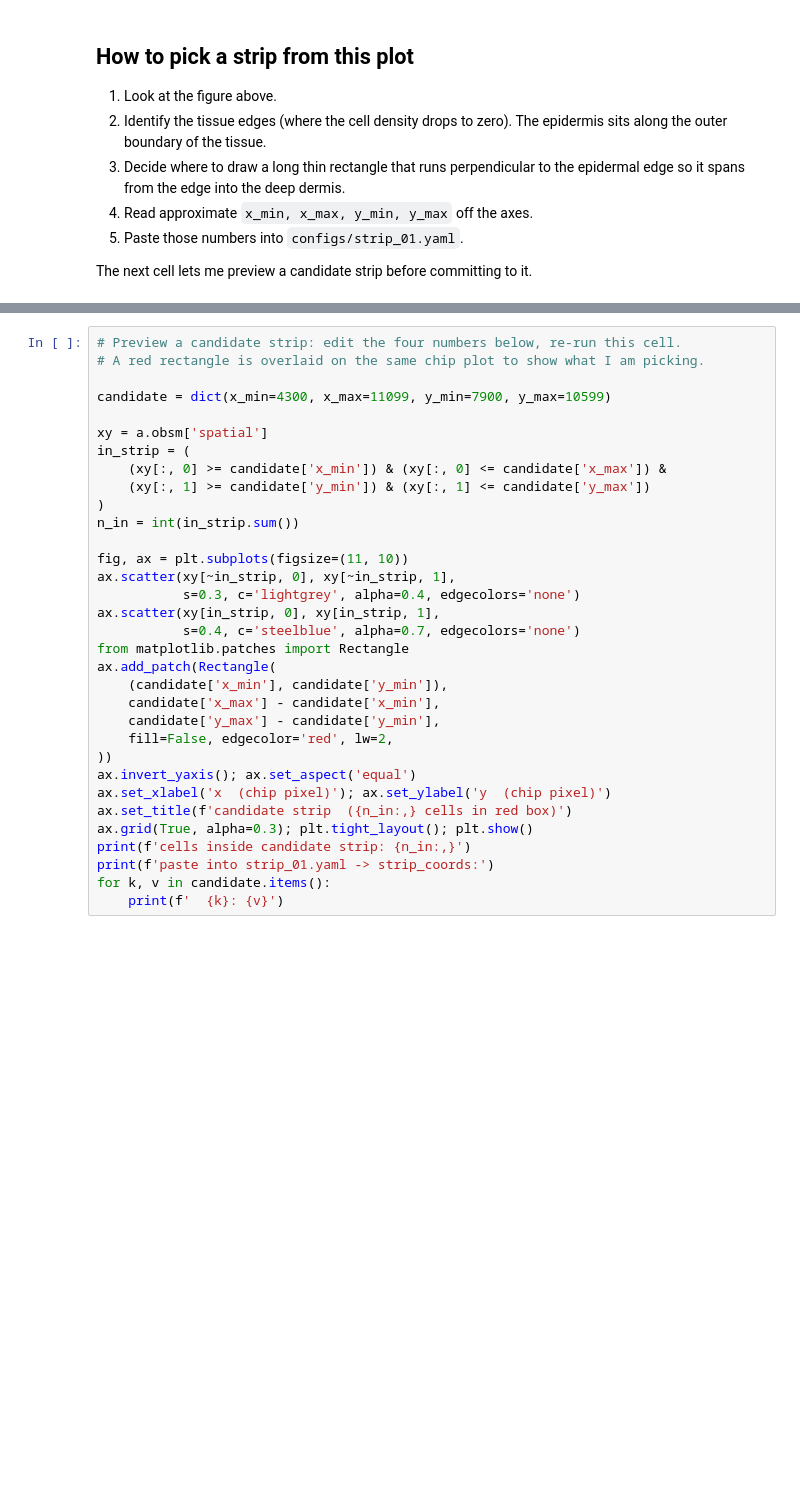
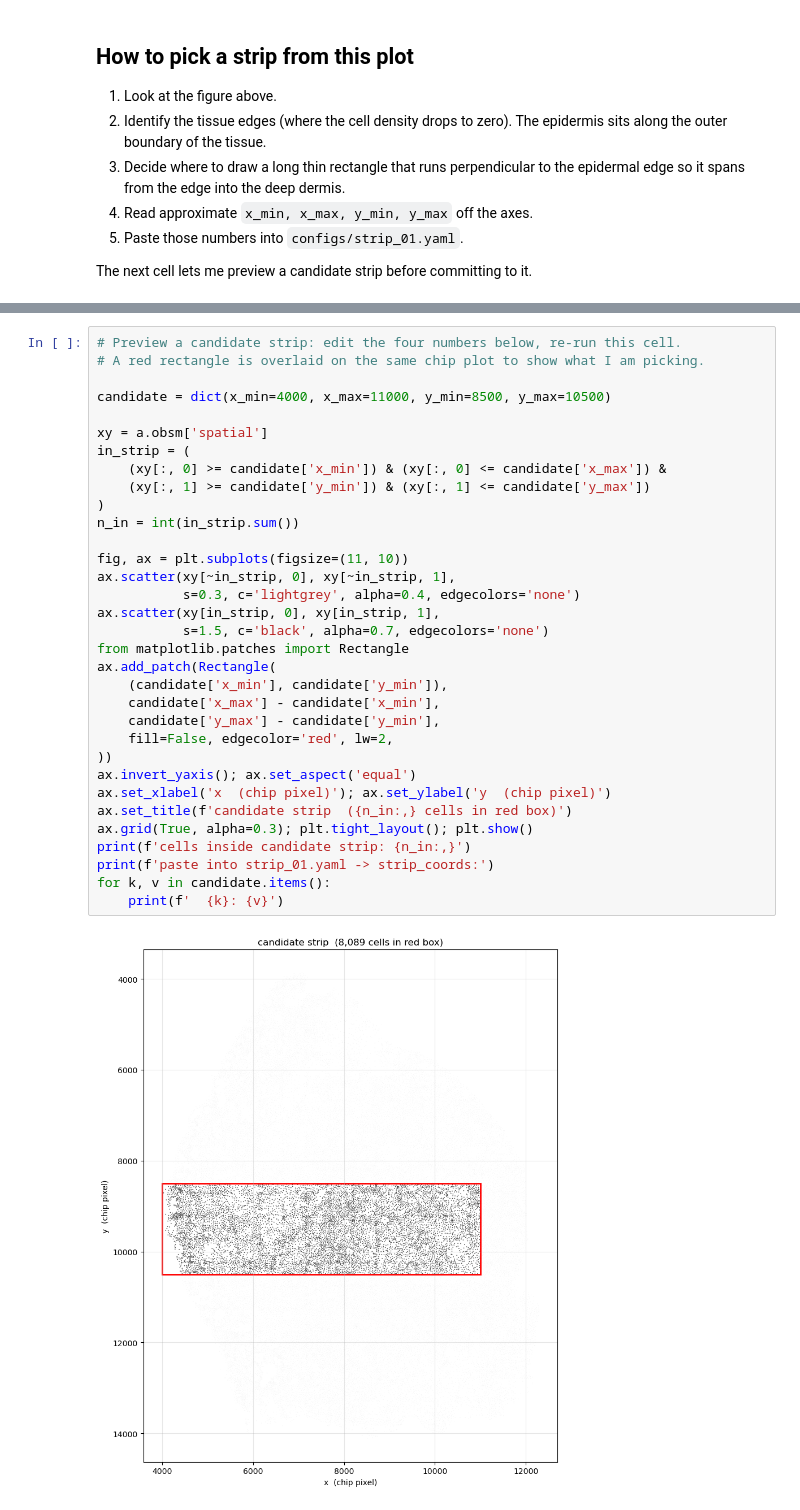
Before and after one commit to misoxy/keloid_analysis_pipeline, a Jupyter notebook: notebooks/exploration/01_strip_picker.ipynb, the cells around one changed output, grey strips where cells are left out. Saved outputs shown, nothing was run; the diff lists cells and outputs as text; blank space fills up the shorter version.

```diff
--- a/notebooks/exploration/01_strip_picker.ipynb
+++ b/notebooks/exploration/01_strip_picker.ipynb
@@ -55,32 +127,34 @@ The next cell lets me preview a candidate strip before committing to it.
 # Preview a candidate strip: edit the four numbers below, re-run this cell.
 # A red rectangle is overlaid on the same chip plot to show what I am picking.
 
-candidate = dict(x_min=4300, x_max=11099, y_min=7900, y_max=10599)
+candidate = dict(x_min=4000, x_max=11000, y_min=8500, y_max=10500)
 
 xy = a.obsm['spatial']
 in_strip = (
     (xy[:, 0] >= candidate['x_min']) & (xy[:, 0] <= candidate['x_max']) &
     (xy[:, 1] >= candidate['y_min']) & (xy[:, 1] <= candidate['y_max'])
 )
 n_in = int(in_strip.sum())
 
 fig, ax = plt.subplots(figsize=(11, 10))
 ax.scatter(xy[~in_strip, 0], xy[~in_strip, 1],
            s=0.3, c='lightgrey', alpha=0.4, edgecolors='none')
 ax.scatter(xy[in_strip, 0], xy[in_strip, 1],
-           s=0.4, c='steelblue', alpha=0.7, edgecolors='none')
+           s=1.5, c='black', alpha=0.7, edgecolors='none')
 from matplotlib.patches import Rectangle
 ax.add_patch(Rectangle(
     (candidate['x_min'], candidate['y_min']),
     candidate['x_max'] - candidate['x_min'],
     candidate['y_max'] - candidate['y_min'],
     fill=False, edgecolor='red', lw=2,
 ))
 ax.invert_yaxis(); ax.set_aspect('equal')
 ax.set_xlabel('x  (chip pixel)'); ax.set_ylabel('y  (chip pixel)')
 ax.set_title(f'candidate strip  ({n_in:,} cells in red box)')
 ax.grid(True, alpha=0.3); plt.tight_layout(); plt.show()
 print(f'cells inside candidate strip: {n_in:,}')
 print(f'paste into strip_01.yaml -> strip_coords:')
 for k, v in candidate.items():
     print(f'  {k}: {v}')
+# %% [output]
+[figure, added]
```
Also changed, not shown: parts of 4 cells of this notebook, 3 other files.
